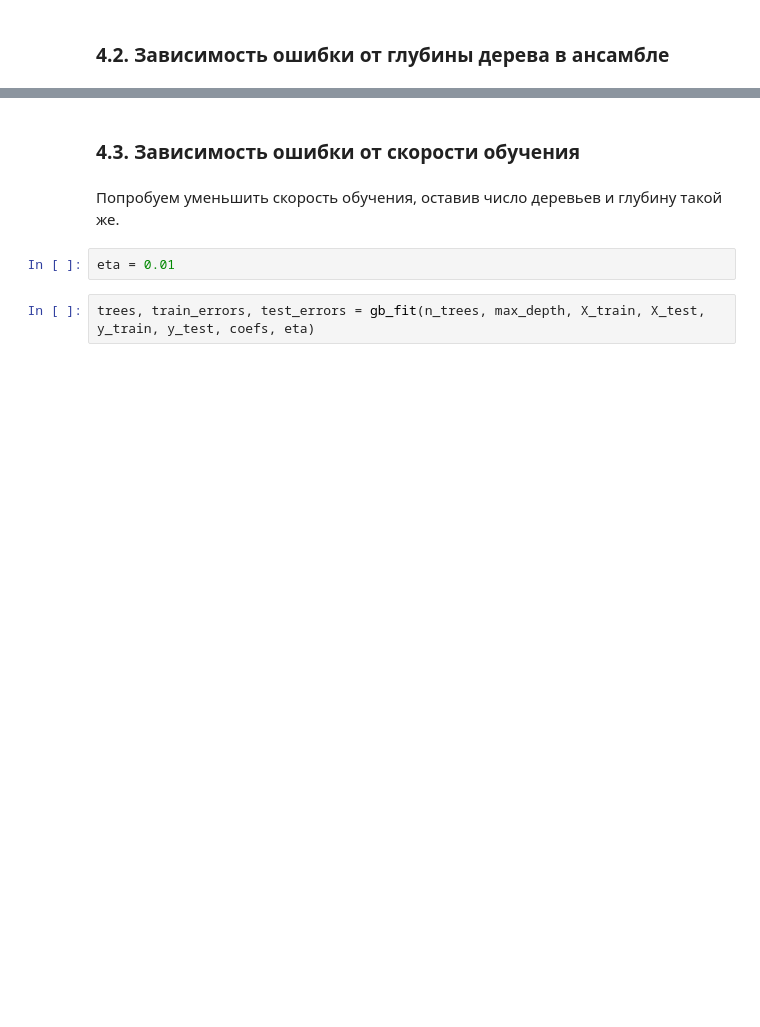
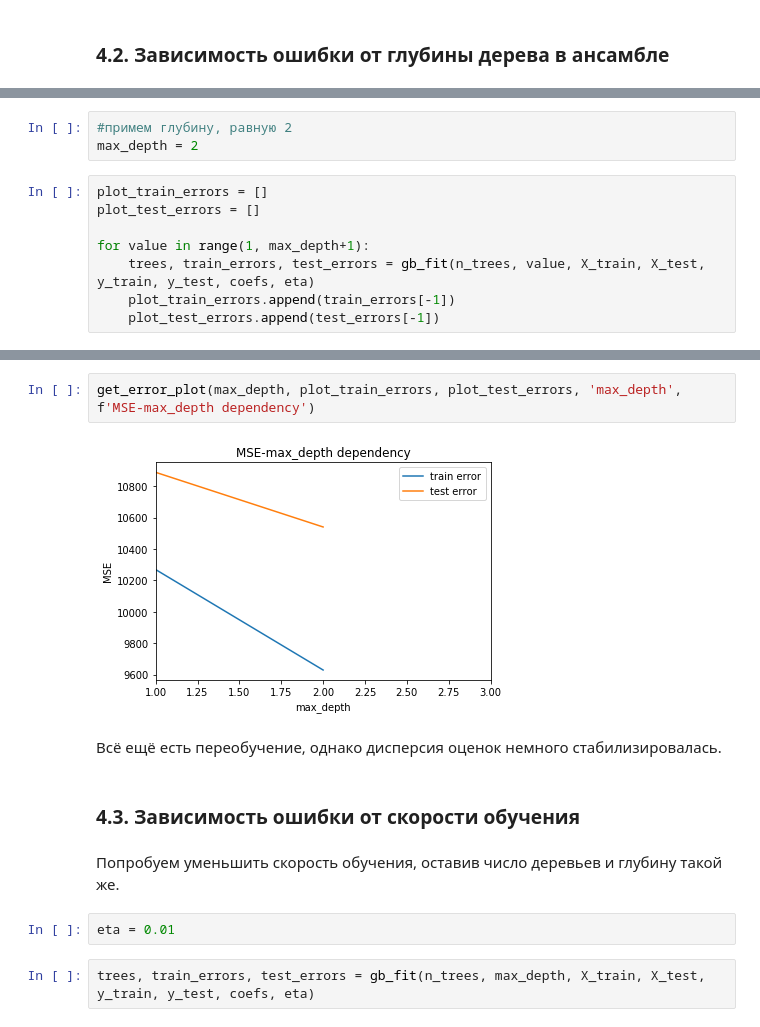
Before and after one commit to doksketch/algorithms-for-data-analysis, a Jupyter notebook: 06_Gradient boosting/gradient boosting.ipynb, the cells around one changed output, grey strips where cells are left out. Drawn from its saved outputs; the diff is of its cells as text; blank space fills up the shorter version.

```diff
--- a/06_Gradient boosting/gradient boosting.ipynb
+++ b/06_Gradient boosting/gradient boosting.ipynb
@@ -241,0 +229,11 @@ get_error_plot(max_depth, plot_train_errors, plot_test_errors, 'max_depth', f'MS
+# %%
+#примем глубину, равную 2
+max_depth = 2
+# %%
+plot_train_errors = []
+plot_test_errors = []
+
+for value in range(1, max_depth+1):
+    trees, train_errors, test_errors = gb_fit(n_trees, value, X_train, X_test, y_train, y_test, coefs, eta)
+    plot_train_errors.append(train_errors[-1])
+    plot_test_errors.append(test_errors[-1])
@@ -242,3 +245,9 @@ get_error_plot(max_depth, plot_train_errors, plot_test_errors, 'max_depth', f'MS
+# %%
+get_error_plot(max_depth, plot_train_errors, plot_test_errors, 'max_depth', f'MSE-max_depth dependency')
+# %% [output]
+[figure, added]
+# %% [markdown]
+Всё ещё есть переобучение, однако дисперсия оценок немного стабилизировалась.
 # %% [markdown]
 ### 4.3. Зависимость ошибки от скорости обучения
 # %% [markdown]
```
Also changed, not shown: parts of 42 cells of this notebook, 1 other file.
